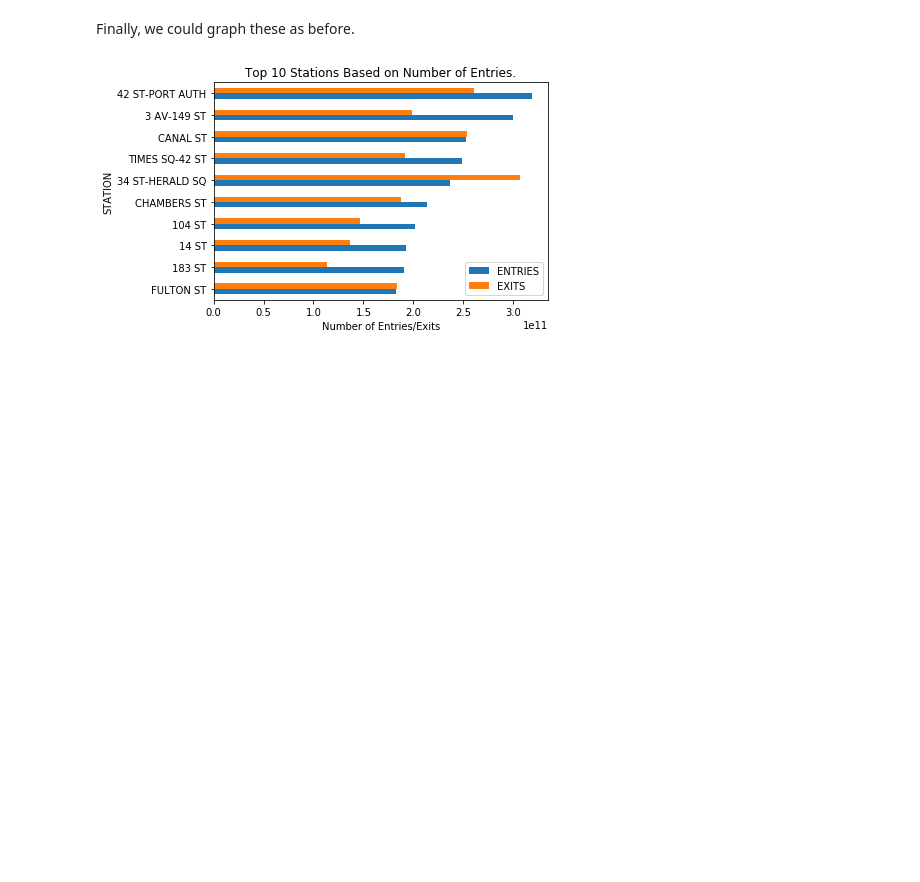
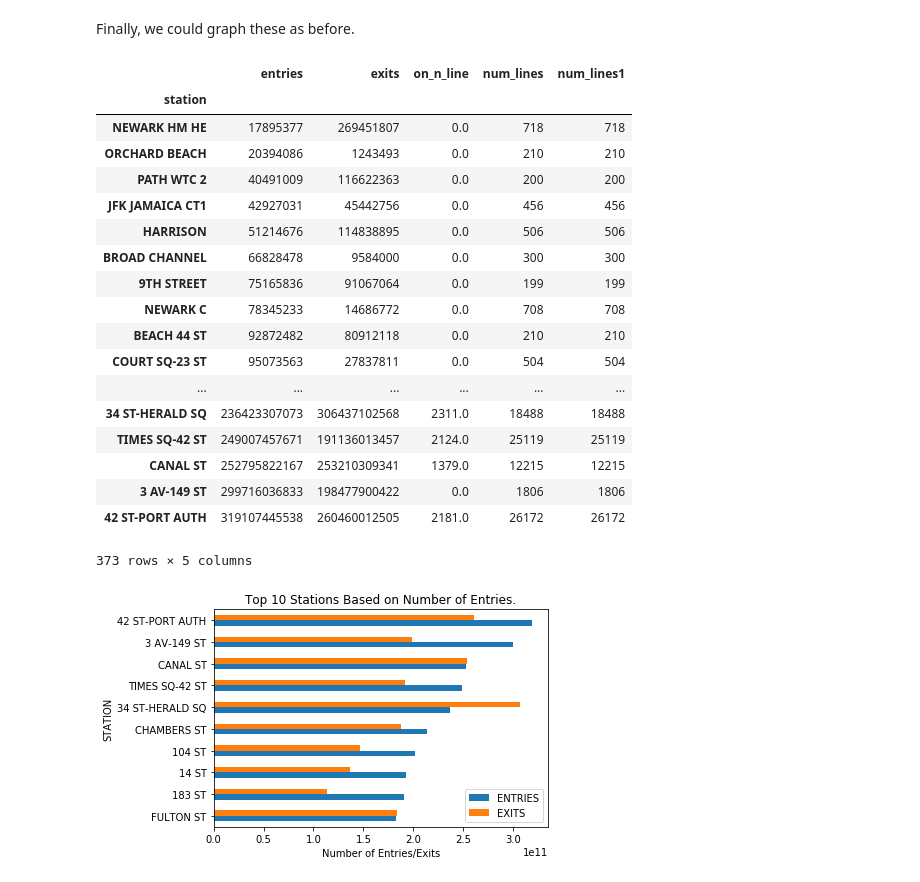
Before and after one commit to isabelmag/ds-skills-pandas-cleaning-nyc-ds-091018, a Jupyter notebook: index.ipynb, the cells around one changed output. Saved outputs shown, nothing was run; the diff lists cells and outputs as text; code cells hidden in the pictures; blank space fills up the shorter version.

```diff
--- a/index.ipynb
+++ b/index.ipynb
@@ -394,3 +392,25 @@ df.groupby('statio')
+# %%
+df.groupby('station').sum().sort_values('entries')
+# %% [output]
+|  | entries | exits | on_n_line | num_lines | num_lines1 |
+| station |  |  |  |  |  |
+| NEWARK HM HE | 17895377 | 269451807 | 0.0 | 718 | 718 |
+| ORCHARD BEACH | 20394086 | 1243493 | 0.0 | 210 | 210 |
+| PATH WTC 2 | 40491009 | 116622363 | 0.0 | 200 | 200 |
+| JFK JAMAICA CT1 | 42927031 | 45442756 | 0.0 | 456 | 456 |
+| HARRISON | 51214676 | 114838895 | 0.0 | 506 | 506 |
+| BROAD CHANNEL | 66828478 | 9584000 | 0.0 | 300 | 300 |
+| 9TH STREET | 75165836 | 91067064 | 0.0 | 199 | 199 |
+| NEWARK C | 78345233 | 14686772 | 0.0 | 708 | 708 |
+| BEACH 44 ST | 92872482 | 80912118 | 0.0 | 210 | 210 |
+| COURT SQ-23 ST | 95073563 | 27837811 | 0.0 | 504 | 504 |
+| ... | ... | ... | ... | ... | ... |
+| 34 ST-HERALD SQ | 236423307073 | 306437102568 | 2311.0 | 18488 | 18488 |
+| TIMES SQ-42 ST | 249007457671 | 191136013457 | 2124.0 | 25119 | 25119 |
+| CANAL ST | 252795822167 | 253210309341 | 1379.0 | 12215 | 12215 |
+| 3 AV-149 ST | 299716036833 | 198477900422 | 0.0 | 1806 | 1806 |
+| 42 ST-PORT AUTH | 319107445538 | 260460012505 | 2181.0 | 26172 | 26172 |
+373 rows × 5 columns
 # %%
 to_graph = df.groupby('STATION').sum().sort_values(by='ENTRIES')[['ENTRIES', 'EXITS']]
 #Recall that default behavior for .sort_values() is ascending.
```
Also changed, not shown: parts of 1 cell of this notebook.
